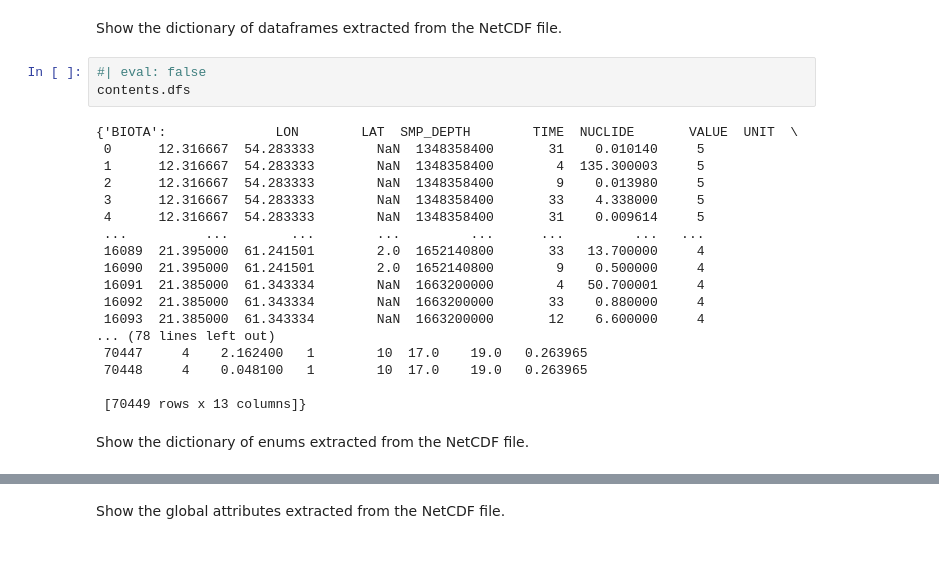
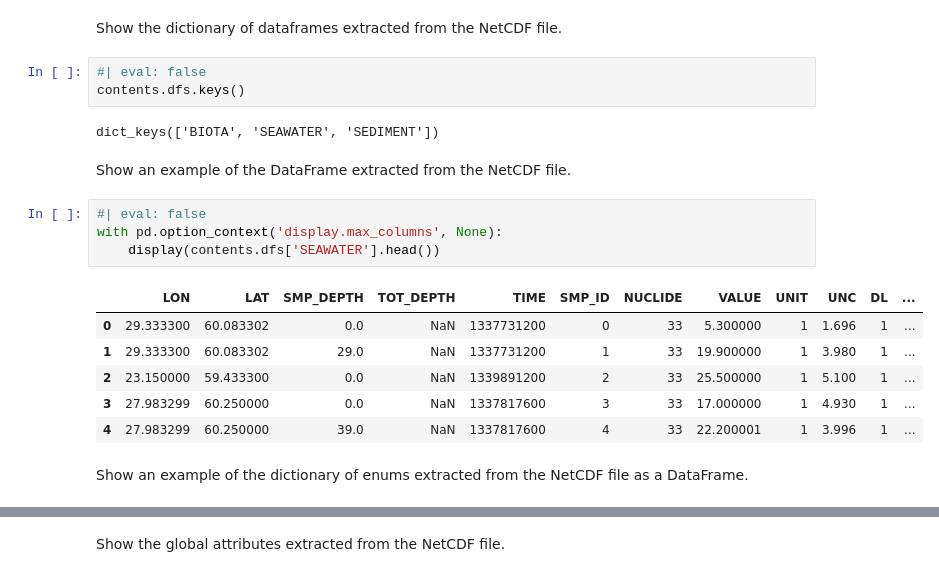
Before and after one commit to franckalbinet/marisco, a Jupyter notebook: nbs/handlers/data_format_transformation.ipynb, the cells around one changed output, grey strips where cells are left out. Saved outputs shown, nothing was run; the diff lists cells and outputs as text.

```diff
--- a/nbs/handlers/data_format_transformation.ipynb
+++ b/nbs/handlers/data_format_transformation.ipynb
@@ -80,24 +72,21 @@ contents=ExtractNetcdfContents(fname_in)
 Show the dictionary of dataframes extracted from the NetCDF file.
 # %%
 #| eval: false
-contents.dfs
+contents.dfs.keys()
 # %% [output]
-{'BIOTA':              LON        LAT  SMP_DEPTH        TIME  NUCLIDE       VALUE  UNIT  \
- 0      12.316667  54.283333        NaN  1348358400       31    0.010140     5
- 1      12.316667  54.283333        NaN  1348358400        4  135.300003     5
- 2      12.316667  54.283333        NaN  1348358400        9    0.013980     5
- 3      12.316667  54.283333        NaN  1348358400       33    4.338000     5
- 4      12.316667  54.283333        NaN  1348358400       31    0.009614     5
- ...          ...        ...        ...         ...      ...         ...   ...
- 16089  21.395000  61.241501        2.0  1652140800       33   13.700000     4
- 16090  21.395000  61.241501        2.0  1652140800        9    0.500000     4
- 16091  21.385000  61.343334        NaN  1663200000        4   50.700001     4
- 16092  21.385000  61.343334        NaN  1663200000       33    0.880000     4
- 16093  21.385000  61.343334        NaN  1663200000       12    6.600000     4
-... (78 lines left out)
- 70447     4    2.162400   1        10  17.0    19.0   0.263965
- 70448     4    0.048100   1        10  17.0    19.0   0.263965
-
- [70449 rows x 13 columns]}
+dict_keys(['BIOTA', 'SEAWATER', 'SEDIMENT'])
+# %% [markdown]
+Show an example of the DataFrame extracted from the NetCDF file.
+# %%
+#| eval: false
+with pd.option_context('display.max_columns', None):
+    display(contents.dfs['SEAWATER'].head())
+# %% [output]
+|  | LON | LAT | SMP_DEPTH | TOT_DEPTH | TIME | SMP_ID | NUCLIDE | VALUE | UNIT | UNC | DL | ... |
+| 0 | 29.333300 | 60.083302 | 0.0 | NaN | 1337731200 | 0 | 33 | 5.300000 | 1 | 1.696 | 1 | ... |
+| 1 | 29.333300 | 60.083302 | 29.0 | NaN | 1337731200 | 1 | 33 | 19.900000 | 1 | 3.980 | 1 | ... |
+| 2 | 23.150000 | 59.433300 | 0.0 | NaN | 1339891200 | 2 | 33 | 25.500000 | 1 | 5.100 | 1 | ... |
+| 3 | 27.983299 | 60.250000 | 0.0 | NaN | 1337817600 | 3 | 33 | 17.000000 | 1 | 4.930 | 1 | ... |
+| 4 | 27.983299 | 60.250000 | 39.0 | NaN | 1337817600 | 4 | 33 | 22.200001 | 1 | 3.996 | 1 | ... |
 # %% [markdown]
-Show the dictionary of enums extracted from the NetCDF file.
+Show an example of the dictionary of enums extracted from the NetCDF file as a DataFrame.
```
Also changed, not shown: parts of 20 cells of this notebook, 12 other files.
